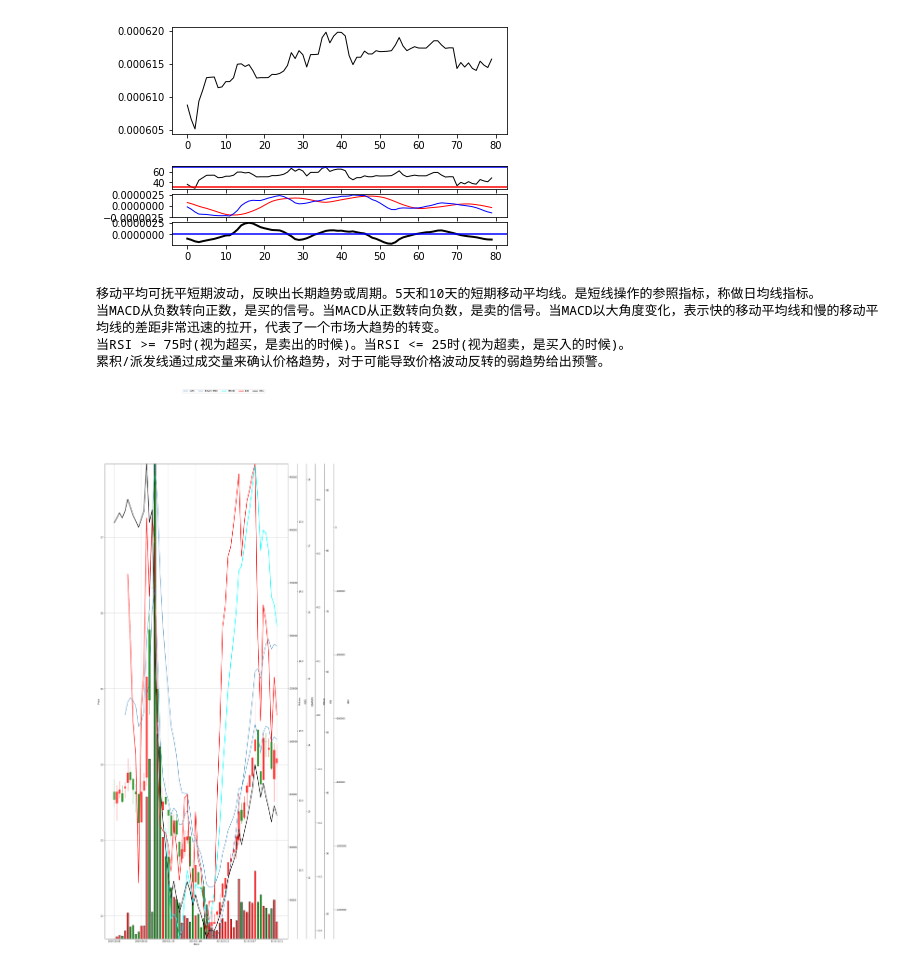
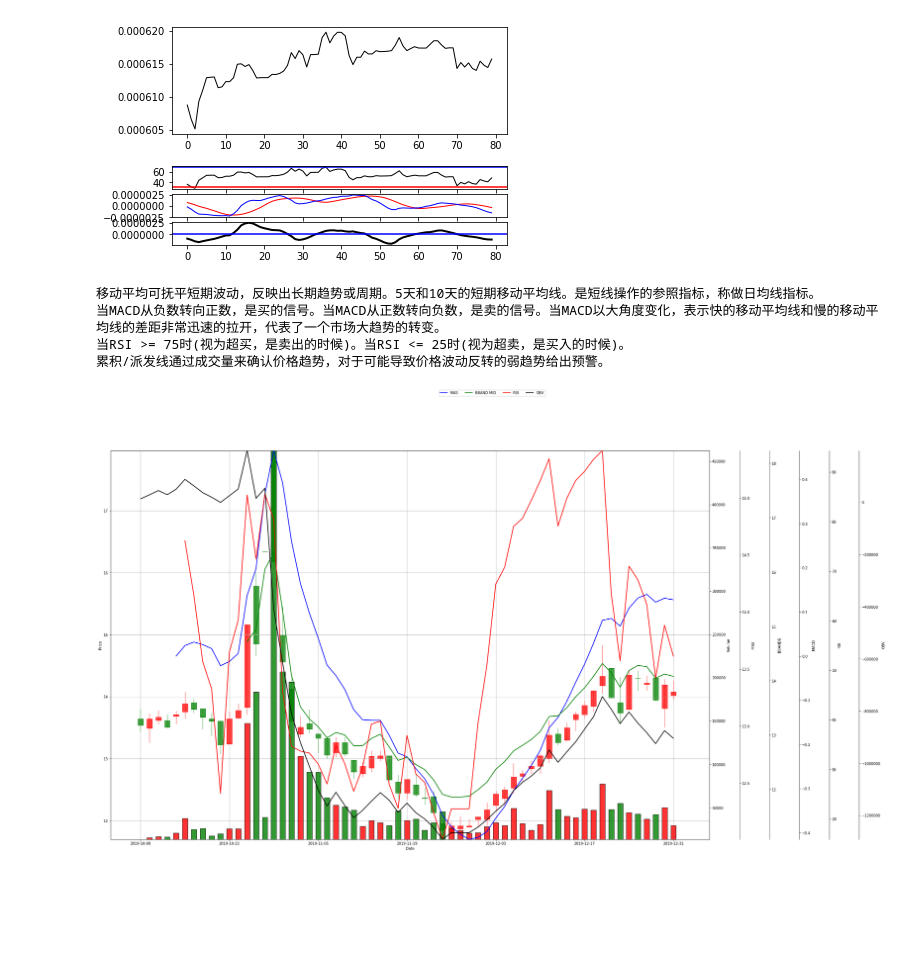
Before and after one commit to alanz2015/MyQuantitativeAlgoTest, a Jupyter notebook: StudyNote20191230.ipynb, the cells around one changed output. Cells and saved outputs as stored; diff of their text form; code cells hidden in the pictures; blank space fills up the shorter version.

```diff
--- a/StudyNote20191230.ipynb
+++ b/StudyNote20191230.ipynb
@@ -185,10 +185,45 @@ plt.show()
 # Matplotlib 蜡烛图教程: https://zhuanlan.zhihu.com/p/28584048
 #                      https://zhuanlan.zhihu.com/p/29519040
 # 有哪些你看了以后大呼过瘾的数据分析书？: https://www.zhihu.com/question/60241622 www.allitebooks.com
+# Predict Stock Prices Using RNN: https://lilianweng.github.io/lil-log/2017/07/08/predict-stock-prices-using-RNN-part-1.html
 # Example: https://github.com/happynoom/DeepTrade.git
 #          https://github.com/HappyZ/dpt-tools/wiki/The-Ultimate-Rooting-Guide
+#          https://medium.com/@silviachen_76118/setup-vim-with-python-in-ubuntu-18-04-4d85cc07d679
+'''
+# apt-get install vim-scripts
+# apt-get install vim-addon-manager
+# apt-get install exuberant-ctags
+# vim-addons install taglist
+# wget https://www.vim.org/scripts/download_script.php?src_id=21842
+# unzip download_script.php\?src_id\=21842  in /usr/share/vim
+# cp /usr/share/vim/vim80/vimrc_example.vim ~/.vimrc
+# vim ~/.vimrc
+let Tlist_Auto_Highlight_Tag=1
+let Tlist_Auto_Open=1
+let Tlist_Auto_Update=1
+let Tlist_Display_Tag_Scope=1
+let Tlist_Exit_OnlyWindow=1
+let Tlist_Enable_Dold_Column=1
+let Tlist_File_Fold_Auto_Close=1
+let Tlist_Show_One_File=1
+let Tlist_Use_Right_Window=1
+let Tlist_Use_SingleClick=1
+nnoremap <silent> <F8> :TlistToggle<CR> // <F8> is taglist
 
-'''
+filetype plugin on
+autocmd FileType python set omnifunc=pythoncomplete#Complete
+autocmd FileType javascrīpt set omnifunc=javascriptcomplete#CompleteJS
+autocmd FileType html set omnifunc=htmlcomplete#CompleteTags
+autocmd FileType css set omnifunc=csscomplete#CompleteCSS
+autocmd FileType xml set omnifunc=xmlcomplete#CompleteTags
+autocmd FileType php set omnifunc=phpcomplete#CompletePHP
+autocmd FileType c set omnifunc=ccomplete#Complete
+
+let g:pydiction_location='~/.vim/tools/pydiction/complete-dict'
+
+#cp /usr/share/vim/pydiction/after/ftplugin/python_pydiction.vim ~/.vim/after/ftplugin
+#cp /usr/share/vim/pydiction/complete-dict ~/.vim/tools/pydiction/complete-dict
+
 Trend Indicators
 ================
 Reference: https://blog.quantinsti.com/indicators-build-trend-following-strategy/
@@ -217,6 +252,7 @@ import pandas
 import matplotlib.dates as mdates
 from matplotlib.pylab import date2num
 import datetime
+from matplotlib.backends.backend_pdf import PdfPages
 
 %matplotlib inline
 
@@ -282,7 +318,7 @@ obv = talib.OBV(df_300427['close'], df_300427['volume']).values
 # Reference:
 # https://matplotlib.org/3.1.1/gallery/ticks_and_spines/multiple_yaxis_with_spines.html
 
-fig2, host = plt.subplots(1, 1, figsize = (15, 40), sharex = True)
+fig2, host = plt.subplots(1, 1, figsize = (30, 20), sharex = True)
 
 par1 = host.twinx() # par1 for Volume
 par2 = host.twinx() # par2 for MA5
@@ -335,21 +371,23 @@ par4.set_ylabel("MACD")
 par5.set_ylabel("RSI")
 par6.set_ylabel("OBV")
 
-par2.plot(sma_5, label="MA5")
+par2.plot(sma_5, color = 'blue', linewidth = 2.0, label="MA5")
 
 # par3.plot(up,  label = "BBAND HIGH")
-par3.plot(mid, label = "BBAND MID")
+par3.plot(mid, color = 'green', linewidth = 2.0, label = "BBAND MID")
 # par3.plot(low, linewidth = 2.5, label = "BBAND LOW")
+'''
+Temporary turn off display
+par4.plot(macd, color = 'cyan', linewidth = 2.0, label = 'MACD')
+'''
+par5.plot(rsi, color = 'red', linewidth = 2.0, label = "RSI")
 
-par4.plot(macd, color = 'cyan', linewidth = 2.5, label = 'MACD')
-
-par5.plot(rsi, color = 'red', linewidth = 2.5, label = "RSI")
-
-par6.plot(obv, color = 'black', linewidth = 2.5, label = "OBV")
+par6.plot(obv, color = 'black', linewidth = 2.0, label = "OBV")
 
 lines_labels = [ax.get_legend_handles_labels() for ax in fig2.axes]
 lines, labels = [sum(lol, []) for lol in zip(*lines_labels)]
 fig2.legend(lines, labels, loc = 'upper center', ncol = 5)
+fig2.savefig("Complex-1.pdf")
 # -------------------------------
 # Separate Diagram
 # -------------------------------
@@ -371,32 +409,33 @@ ax1.legend()
 
 ax2.grid(True)
 
 print("移动平均可抚平短期波动，反映出长期趋势或周期。5天和10天的短期移动平均线。是短线操作的参照指标，称做日均线指标。")
 print("当MACD从负数转向正数，是买的信号。当MACD从正数转向负数，是卖的信号。\
 当MACD以大角度变化，表示快的移动平均线和慢的移动平均线的差距非常迅速的拉开，代表了一个市场大趋势的转变。")
 print("当RSI >= 75时(视为超买，是卖出的时候)。当RSI <= 25时(视为超卖，是买入的时候)。")
 print("累积/派发线通过成交量来确认价格趋势，对于可能导致价格波动反转的弱趋势给出预警。")
 ax3.plot(macd, label = 'MACD')
 ax3.plot(macdSignal, label = 'MACD Signal')
 ax3.plot(macdHist, label = 'MACD History')
 ax3.legend()
 ax3.grid(True)
 
 ax4.plot(ad, label = 'Accumulation Distribution')
 # ax4.plot(adosc, label = 'Chaikin A/D Oscillator')
 ax4.plot(obv, label = 'On Balance Volume')
 ax4.legend()
 ax4.grid()
 
 ax5.plot(rsi, label = 'RSI')
 ax5.plot(mom, label = 'Momentum')
 ax5.legend()
 ax5.grid()
 plt.show()
+fig.savefig("Complex-2.pdf")
 # %% [output]
 移动平均可抚平短期波动，反映出长期趋势或周期。5天和10天的短期移动平均线。是短线操作的参照指标，称做日均线指标。
 当MACD从负数转向正数，是买的信号。当MACD从正数转向负数，是卖的信号。当MACD以大角度变化，表示快的移动平均线和慢的移动平均线的差距非常迅速的拉开，代表了一个市场大趋势的转变。
 当RSI >= 75时(视为超买，是卖出的时候)。当RSI <= 25时(视为超卖，是买入的时候)。
 累积/派发线通过成交量来确认价格趋势，对于可能导致价格波动反转的弱趋势给出预警。
-[figure, old version]
+[figure, new version]
 [figure]
```
